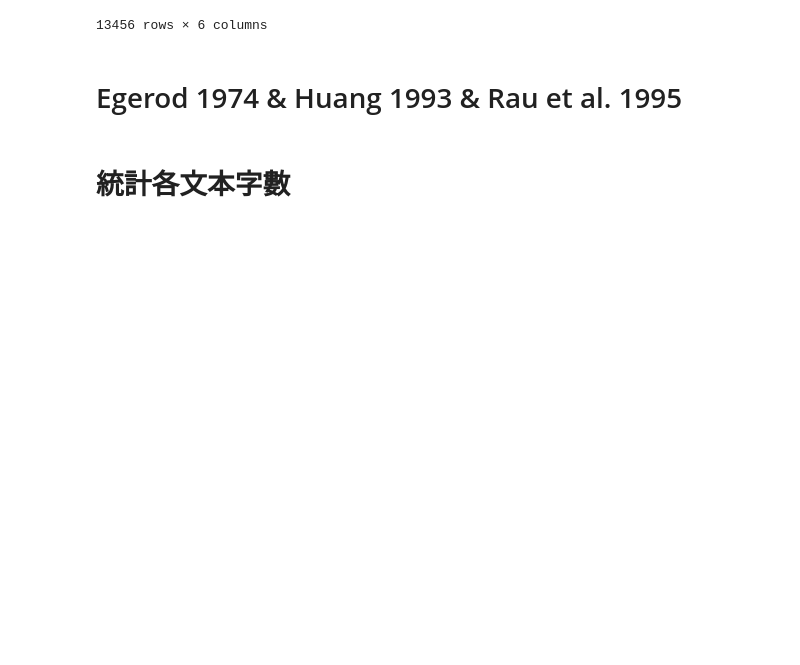
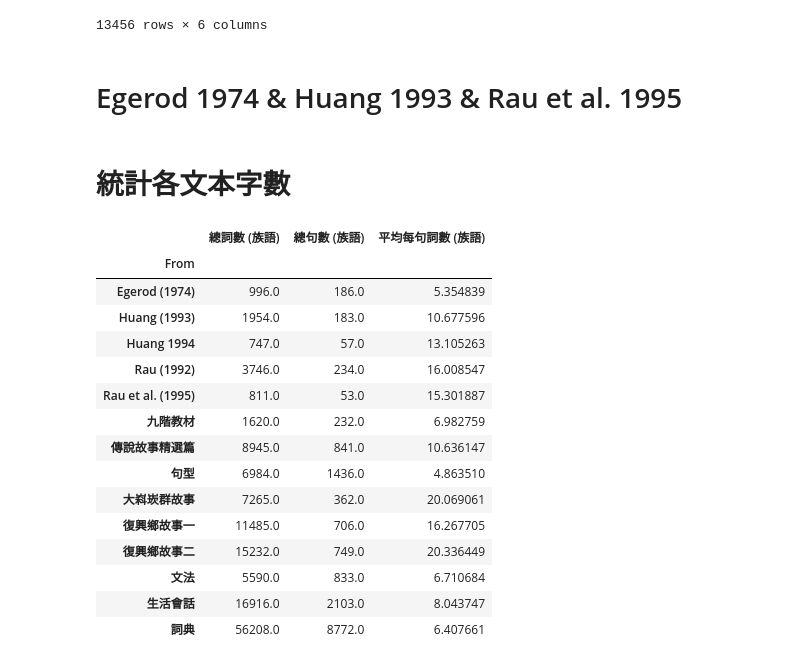
Before and after one commit to puerdon/Formosan-languages, a Jupyter notebook: check_and_update_pkl.ipynb, the cells around one changed output. Cells and saved outputs as stored; diff of their text form; code cells hidden in the pictures; blank space fills up the shorter version.

```diff
--- a/check_and_update_pkl.ipynb
+++ b/check_and_update_pkl.ipynb
@@ -928,7 +928,29 @@ def 生成語料描述統計pickle檔(corpus_pickel_path):
     df = pd.read_pickle(corpus_pickel_path, compression="gzip")
     df['總詞數 (族語)'] = df['Ab'].str.split(' ').str.len()
     df['總句數 (族語)'] = df['Ab'].astype('str').apply(lambda s: len(sent_tokenize(s)))
+    df['總句數 (族語)'] = df['總句數 (族語)'].astype('float64')
     summarized_df = df.groupby(['From']).sum()
-    df.to_pickle('./data/basic_stats.pkl', compression="gzip")
+    summarized_df['平均每句詞數 (族語)'] = summarized_df['總詞數 (族語)'] / summarized_df['總句數 (族語)']
+    summarized_df.to_pickle('./data/basic_stats.pkl', compression="gzip")
+    return summarized_df
 # %%
-生成語料描述統計pickle檔('./data/Formosan-Mandarin_sent_pairs_20221219.pkl')
+a = 生成語料描述統計pickle檔('./data/Formosan-Mandarin_sent_pairs_20221219.pkl')
+# %%
+a
+# %% [output]
+|  | 總詞數 (族語) | 總句數 (族語) | 平均每句詞數 (族語) |
+| From |  |  |  |
+| Egerod (1974) | 996.0 | 186.0 | 5.354839 |
+| Huang (1993) | 1954.0 | 183.0 | 10.677596 |
+| Huang 1994 | 747.0 | 57.0 | 13.105263 |
+| Rau (1992) | 3746.0 | 234.0 | 16.008547 |
+| Rau et al. (1995) | 811.0 | 53.0 | 15.301887 |
+| 九階教材 | 1620.0 | 232.0 | 6.982759 |
+| 傳說故事精選篇 | 8945.0 | 841.0 | 10.636147 |
+| 句型 | 6984.0 | 1436.0 | 4.863510 |
+| 大嵙崁群故事 | 7265.0 | 362.0 | 20.069061 |
+| 復興鄉故事一 | 11485.0 | 706.0 | 16.267705 |
+| 復興鄉故事二 | 15232.0 | 749.0 | 20.336449 |
+| 文法 | 5590.0 | 833.0 | 6.710684 |
+| 生活會話 | 16916.0 | 2103.0 | 8.043747 |
+| 詞典 | 56208.0 | 8772.0 | 6.407661 |
```
Also changed, not shown: 1 other file.
